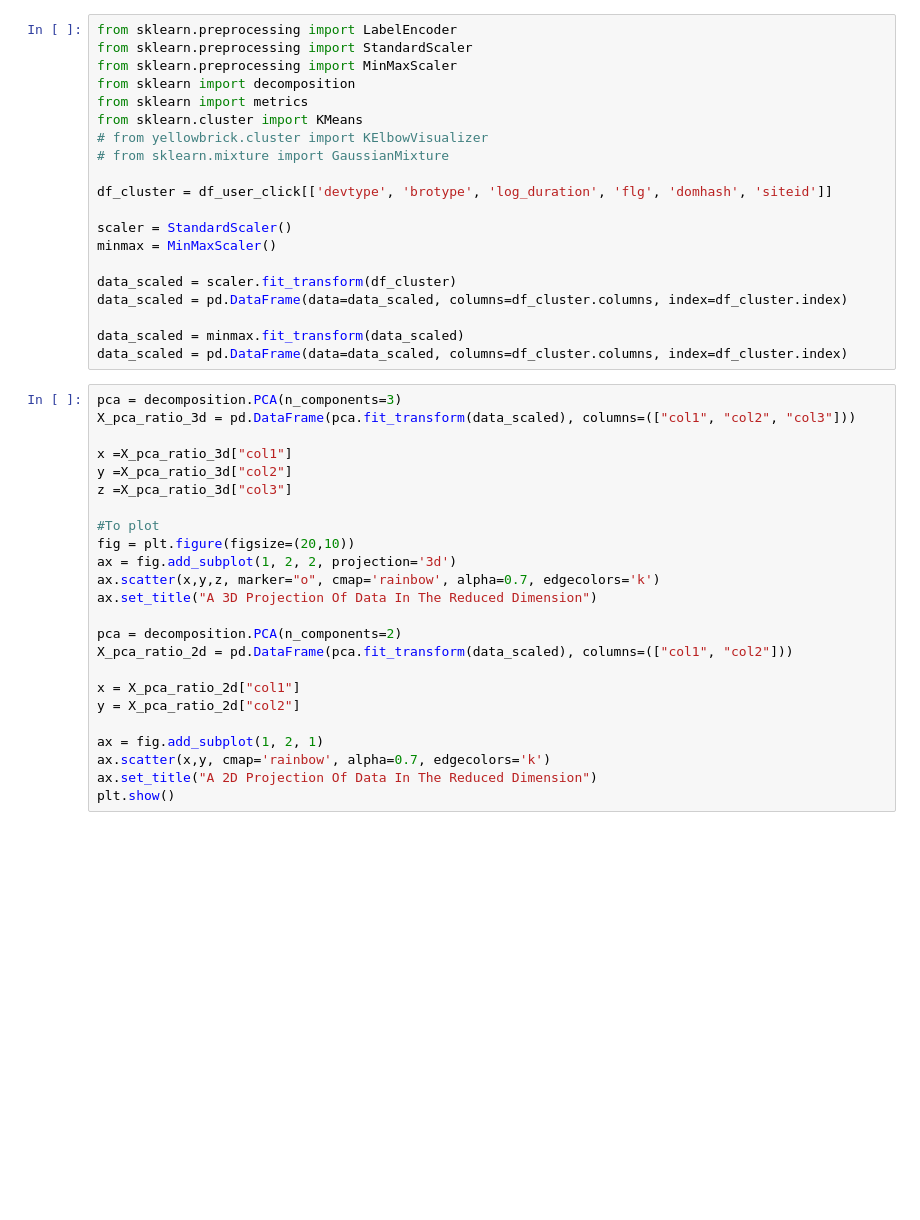
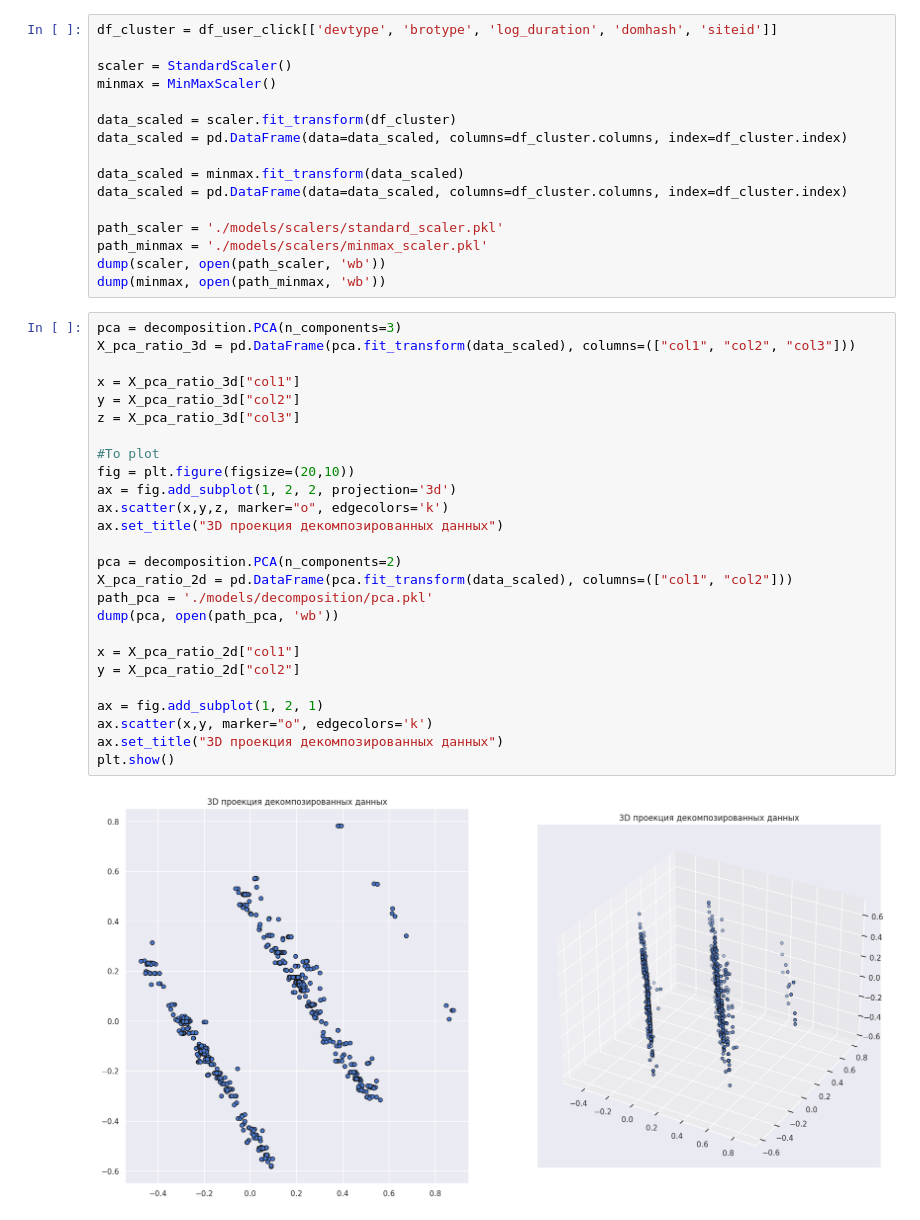
Before and after one commit to AlexeyKurlevsky/traffic-analysis, a Jupyter notebook: notebooks/2. Clustering.ipynb, the cells around one changed output. Saved outputs shown, nothing was run; the diff lists cells and outputs as text; blank space fills up the shorter version.

Commit message:
added a clustering report

```diff
--- a/notebooks/2. Clustering.ipynb
+++ b/notebooks/2. Clustering.ipynb
@@ -1,14 +85,5 @@
 # %%
-from sklearn.preprocessing import LabelEncoder
-from sklearn.preprocessing import StandardScaler
-from sklearn.preprocessing import MinMaxScaler
-from sklearn import decomposition
-from sklearn import metrics
-from sklearn.cluster import KMeans
-# from yellowbrick.cluster import KElbowVisualizer
-# from sklearn.mixture import GaussianMixture
-
-df_cluster = df_user_click[['devtype', 'brotype', 'log_duration', 'flg', 'domhash', 'siteid']]
+df_cluster = df_user_click[['devtype', 'brotype', 'log_duration', 'domhash', 'siteid']]
 
 scaler = StandardScaler()
 minmax = MinMaxScaler()
@@ -18,27 +93,36 @@ data_scaled = pd.DataFrame(data=data_scaled, columns=df_cluster.columns, index=d
 
 data_scaled = minmax.fit_transform(data_scaled)
 data_scaled = pd.DataFrame(data=data_scaled, columns=df_cluster.columns, index=df_cluster.index)
+
+path_scaler = './models/scalers/standard_scaler.pkl'
+path_minmax = './models/scalers/minmax_scaler.pkl'
+dump(scaler, open(path_scaler, 'wb'))
+dump(minmax, open(path_minmax, 'wb'))
 # %%
 pca = decomposition.PCA(n_components=3)
 X_pca_ratio_3d = pd.DataFrame(pca.fit_transform(data_scaled), columns=(["col1", "col2", "col3"]))
 
-x =X_pca_ratio_3d["col1"]
-y =X_pca_ratio_3d["col2"]
-z =X_pca_ratio_3d["col3"]
+x = X_pca_ratio_3d["col1"]
+y = X_pca_ratio_3d["col2"]
+z = X_pca_ratio_3d["col3"]
 
 #To plot
 fig = plt.figure(figsize=(20,10))
 ax = fig.add_subplot(1, 2, 2, projection='3d')
-ax.scatter(x,y,z, marker="o", cmap='rainbow', alpha=0.7, edgecolors='k')
-ax.set_title("A 3D Projection Of Data In The Reduced Dimension")
+ax.scatter(x,y,z, marker="o", edgecolors='k')
+ax.set_title("3D проекция декомпозированных данных")
 
 pca = decomposition.PCA(n_components=2)
 X_pca_ratio_2d = pd.DataFrame(pca.fit_transform(data_scaled), columns=(["col1", "col2"]))
+path_pca = './models/decomposition/pca.pkl'
+dump(pca, open(path_pca, 'wb'))
 
 x = X_pca_ratio_2d["col1"]
 y = X_pca_ratio_2d["col2"]
 
 ax = fig.add_subplot(1, 2, 1)
-ax.scatter(x,y, cmap='rainbow', alpha=0.7, edgecolors='k')
-ax.set_title("A 2D Projection Of Data In The Reduced Dimension")
+ax.scatter(x,y, marker="o", edgecolors='k')
+ax.set_title("3D проекция декомпозированных данных")
 plt.show()
+# %% [output]
+[figure, added]
```
Also changed, not shown: parts of 14 cells of this notebook, 9 other files.
